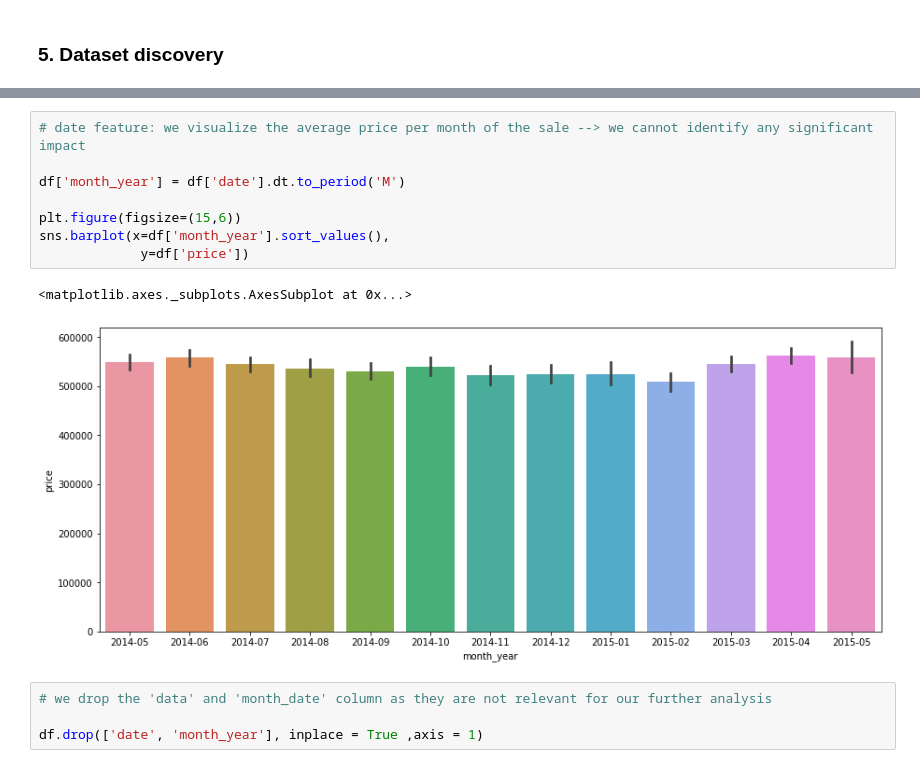
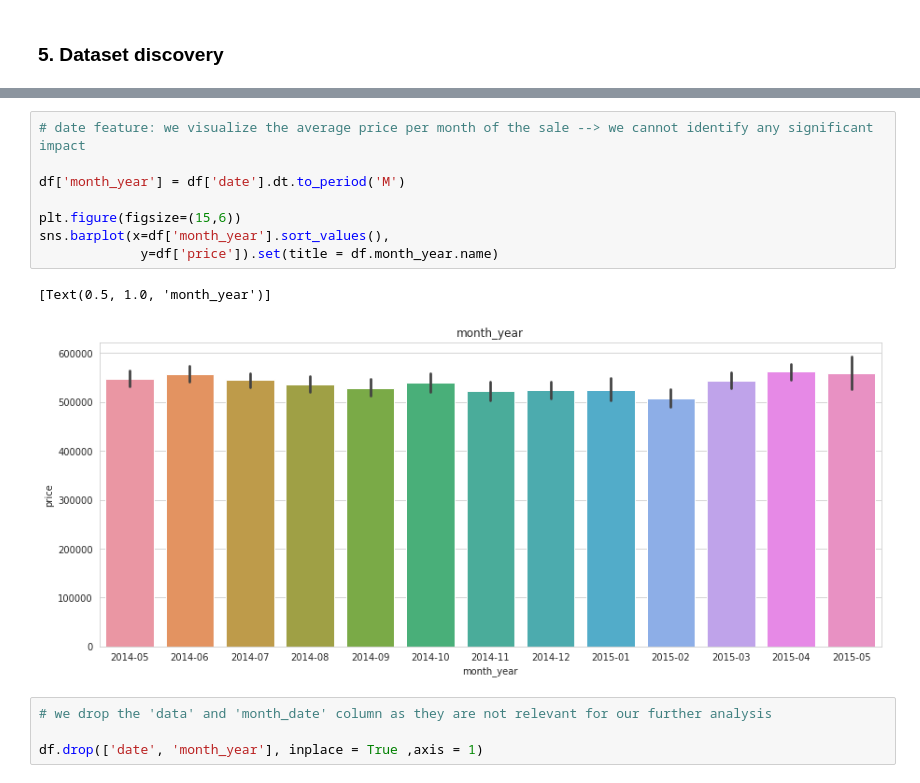
Before and after one commit to ChristianWussow/Portfolio, a Jupyter notebook: Data_Analytics_Project.ipynb, the cells around one changed output, grey strips where cells are left out. Saved outputs shown, nothing was run; the diff lists cells and outputs as text.

```diff
--- a/Data_Analytics_Project.ipynb
+++ b/Data_Analytics_Project.ipynb
@@ -141,14 +141,14 @@ df.describe()
 # %%
 # date feature: we visualize the average price per month of the sale --> we cannot identify any significant impact
 
 df['month_year'] = df['date'].dt.to_period('M')
 
 plt.figure(figsize=(15,6))
 sns.barplot(x=df['month_year'].sort_values(),
-             y=df['price'])
+             y=df['price']).set(title = df.month_year.name)
 # %% [output]
-<matplotlib.axes._subplots.AxesSubplot at 0x...>
+[Text(0.5, 1.0, 'month_year')]
-[figure, old version]
+[figure, new version]
 # %%
 # we drop the 'data' and 'month_date' column as they are not relevant for our further analysis
 
```
Also changed, not shown: parts of 9 cells of this notebook.
